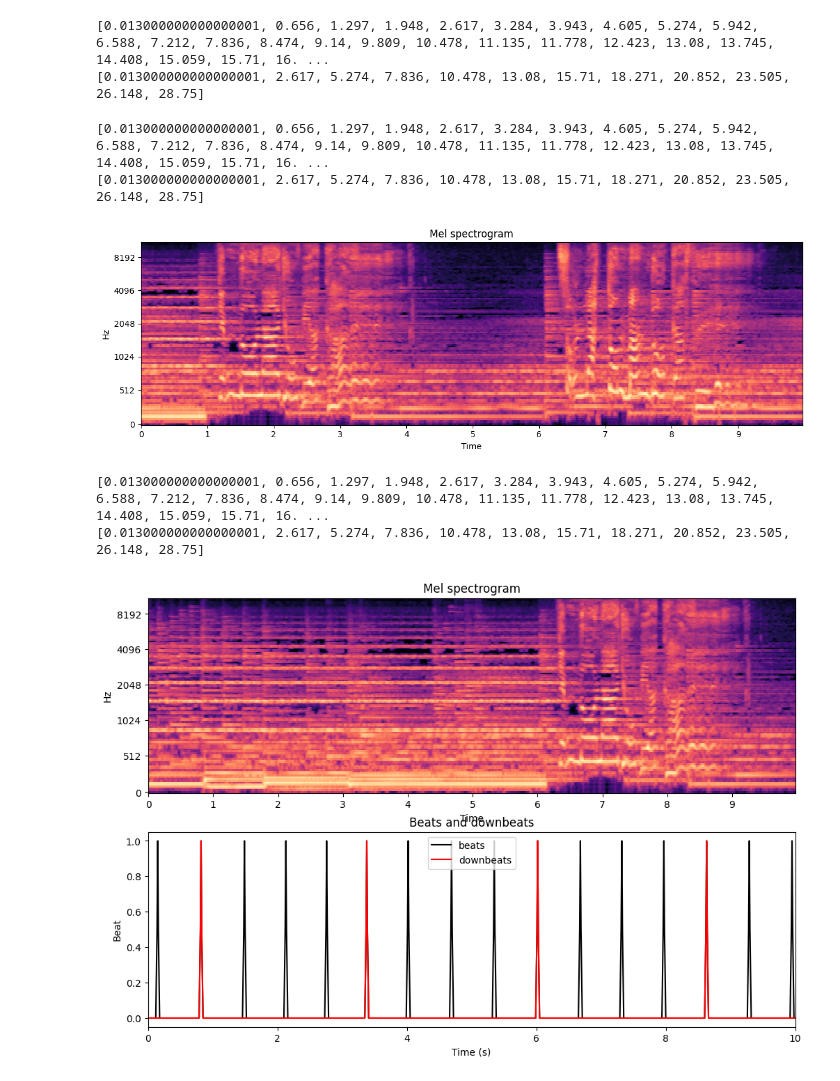
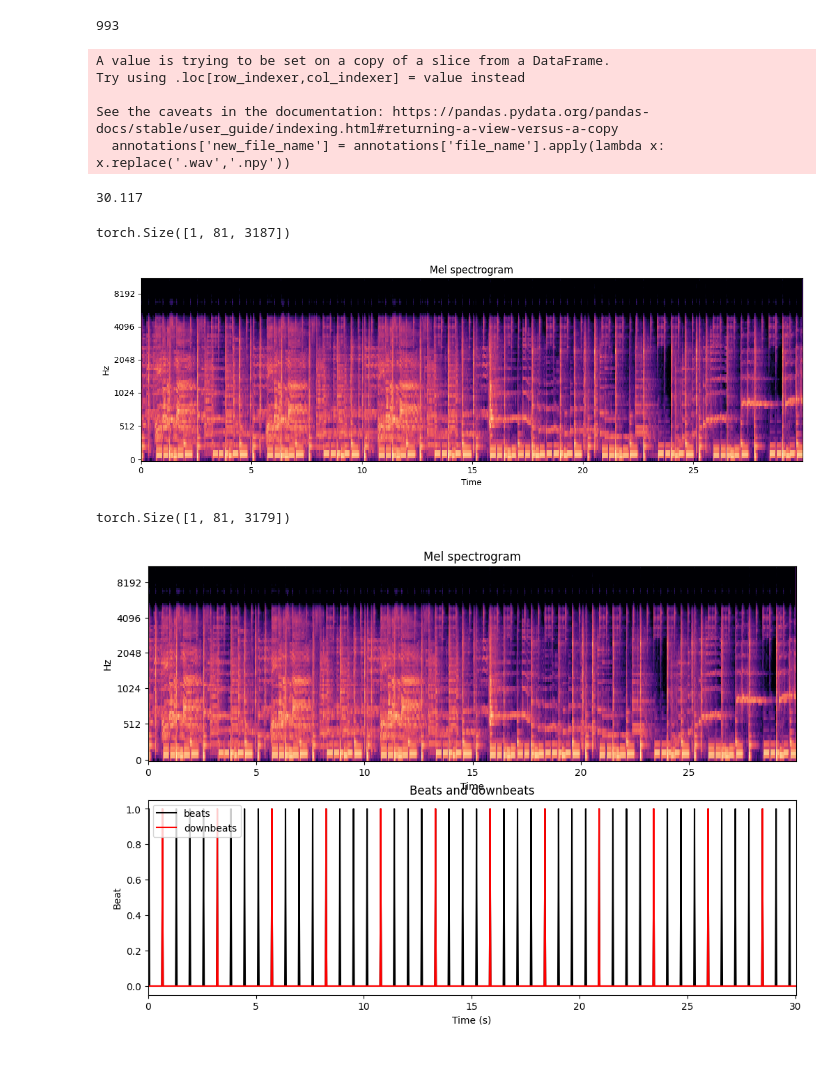
Before and after one commit to Pliploop/beat_tracker, a Jupyter notebook: dataloading_testing.ipynb, the cells around one changed output. Drawn from its saved outputs; the diff is of its cells as text; code cells hidden in the pictures.

```diff
--- a/dataloading_testing.ipynb
+++ b/dataloading_testing.ipynb
@@ -1,26 +40,75 @@
+# %%
+len(annotations)
+# %% [output]
+993
+# %%
+annotations['new_file_name'] = annotations['file_name'].apply(lambda x: x.replace('.wav','.npy'))
+
+import os
+from tqdm import tqdm
+import numpy as np
+
+new_target_dir = '/import/research_c4dm/jpmg86/MusicInformatics/gtzandata/melgrams'
+
+if not os.path.exists(new_target_dir):
+    os.makedirs(new_target_dir)
+
+rows = []
+
+for i in tqdm(range(len(annotations))):
+
+    spec = btdm.test_dataset[i]['spectrogram']
+    file_name = annotations['new_file_name'].iloc[i]
+    beats = annotations['beats'].iloc[i]
+    downbeats = annotations['downbeats'].iloc[i]
+    file_path = os.path.join(new_target_dir,file_name)
+
+    np.save(file_path,spec)
+
+    row = {
+        'file_name':file_name,
+        'file_path':file_path,
+        'beats':beats,
+        'downbeats':downbeats,
+        'sr': btdm.target_sr,
+        'fps': btdm.fps,
+    }
+
+    rows.append(row)
+
+import pandas as pd
+
+df = pd.DataFrame(rows)
+df.to_json('data/gtzan_annotations_mel.json',orient='records')
+# %% [output]
+A value is trying to be set on a copy of a slice from a DataFrame.
+Try using .loc[row_indexer,col_indexer] = value instead
+
+See the caveats in the documentation: https://pandas.pydata.org/pandas-docs/stable/user_guide/indexing.html#returning-a-view-versus-a-copy
+  annotations['new_file_name'] = annotations['file_name'].apply(lambda x: x.replace('.wav','.npy'))
+30.117
 # %%
 from beat_tracker.dataloading.datamodule import BeatTrackingDatamodule
 from beat_tracker.utils.viz import show_spectrogram, show_beats_and_downbeats, show_beats_and_spectrogram
 
-btdm = BeatTrackingDatamodule(target_seconds=10)
+btdm = BeatTrackingDatamodule(target_seconds=None,kfolds=None,val_split=0,test_split=0)
 btdm.setup()
-# %%
-duummy = btdm.train_dataset[0]
-# %% [output]
-[0.013000000000000001, 0.656, 1.297, 1.948, 2.617, 3.284, 3.943, 4.605, 5.274, 5.942, 6.588, 7.212, 7.836, 8.474, 9.14, 9.809, 10.478, 11.135, 11.778, 12.423, 13.08, 13.745, 14.408, 15.059, 15.71, 16. ...
-[0.013000000000000001, 2.617, 5.274, 7.836, 10.478, 13.08, 15.71, 18.271, 20.852, 23.505, 26.148, 28.75]
+# %%
+btdm.train_dataset[0]['spectrogram'].shape
+# %% [output]
+torch.Size([1, 81, 3187])
 # %%
-duummy = btdm.train_dataset.dummy_call()
-
 show_spectrogram(
-    spec= btdm.train_dataset[0]['spectrogram'].squeeze().numpy(),
+    spec= btdm.test_dataset[0]['spectrogram'].squeeze().numpy(),
 )
 # %% [output]
-[0.013000000000000001, 0.656, 1.297, 1.948, 2.617, 3.284, 3.943, 4.605, 5.274, 5.942, 6.588, 7.212, 7.836, 8.474, 9.14, 9.809, 10.478, 11.135, 11.778, 12.423, 13.08, 13.745, 14.408, 15.059, 15.71, 16. ...
-[0.013000000000000001, 2.617, 5.274, 7.836, 10.478, 13.08, 15.71, 18.271, 20.852, 23.505, 26.148, 28.75]
-[figure, old version]
+[figure, new version]
+# %%
+sample['spectrogram'].shape
+# %% [output]
+torch.Size([1, 81, 3179])
 # %%
-sample = btdm.train_dataset[0]
+sample = btdm.test_dataset[0]
 
 show_beats_and_spectrogram(
     spec = sample['spectrogram'].squeeze().numpy(),
@@ -28,6 +116,4 @@ show_beats_and_spectrogram(
     downbeats= sample['downbeats'].squeeze().numpy(),
 )
 # %% [output]
-[0.013000000000000001, 0.656, 1.297, 1.948, 2.617, 3.284, 3.943, 4.605, 5.274, 5.942, 6.588, 7.212, 7.836, 8.474, 9.14, 9.809, 10.478, 11.135, 11.778, 12.423, 13.08, 13.745, 14.408, 15.059, 15.71, 16. ...
-[0.013000000000000001, 2.617, 5.274, 7.836, 10.478, 13.08, 15.71, 18.271, 20.852, 23.505, 26.148, 28.75]
-[figure, old version]
+[figure, new version]
```
Also changed, not shown: parts of 4 cells of this notebook, 19 other files.
